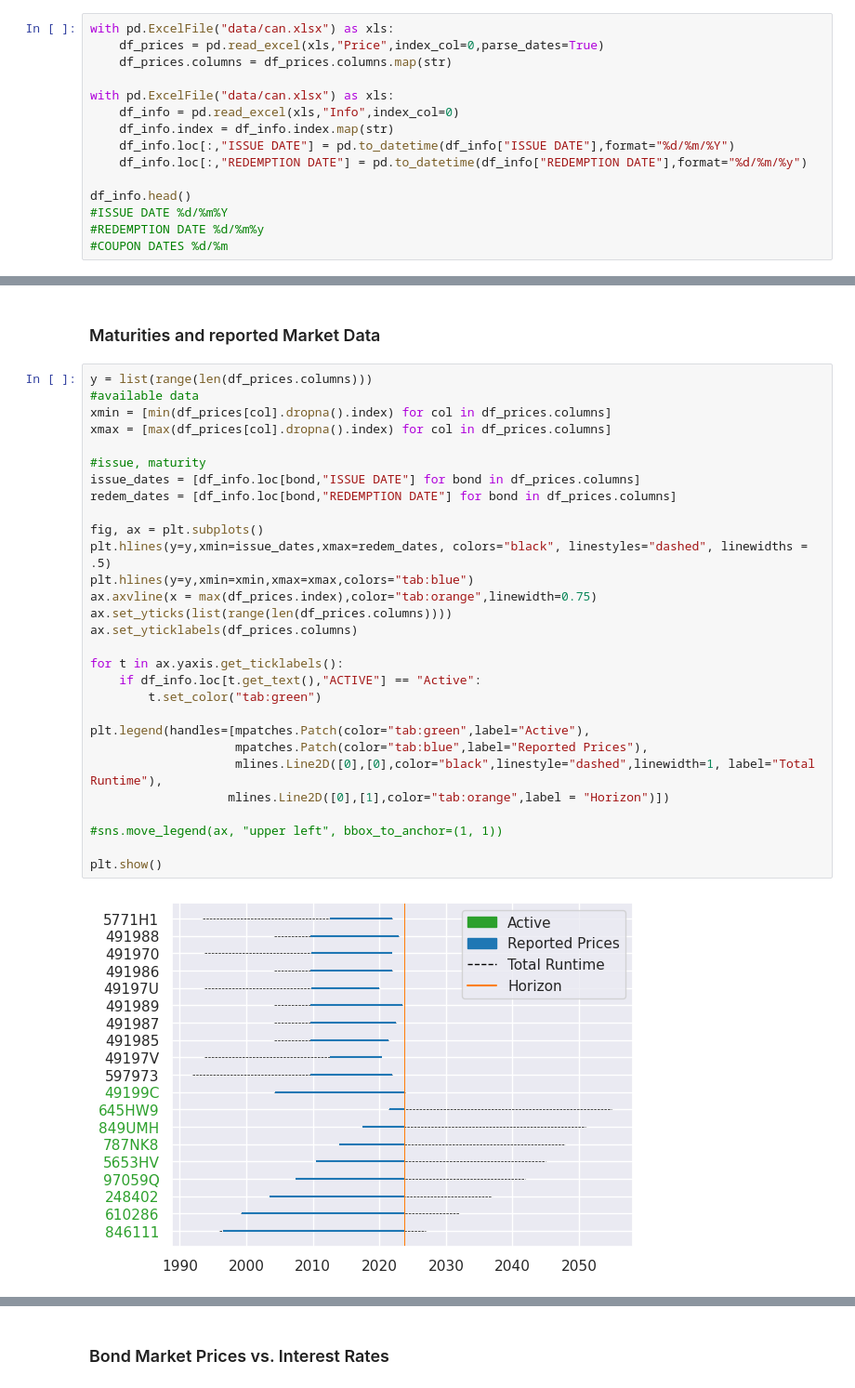
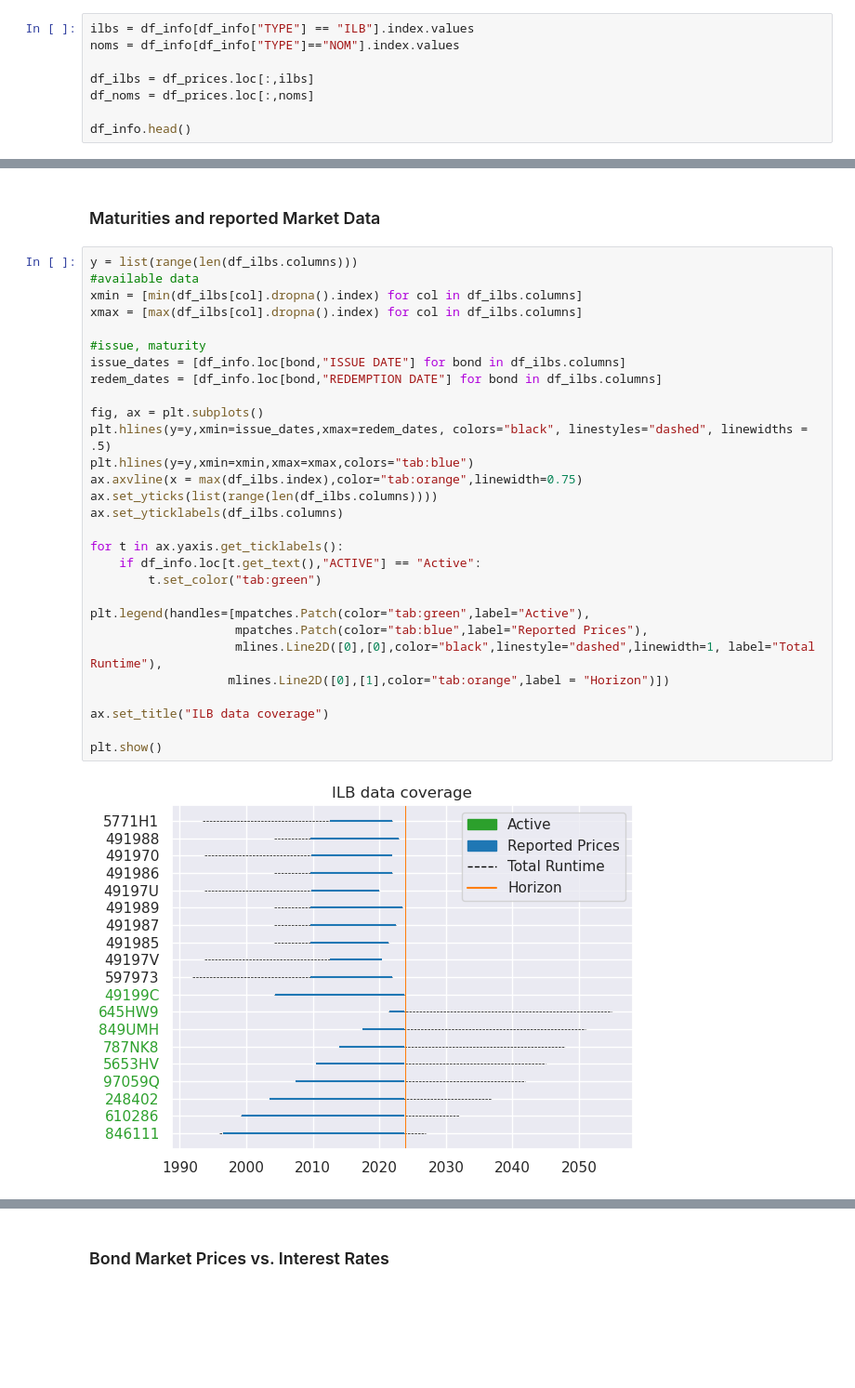
Before and after one commit to marcussteinbacher/fm_se, a Jupyter notebook: fm_se.ipynb, the cells around one changed output, grey strips where cells are left out. Shown at 93% size. Saved outputs shown, nothing was run; the diff lists cells and outputs as text; blank space fills up the shorter version.

```diff
--- a/fm_se.ipynb
+++ b/fm_se.ipynb
@@ -17,20 +18,13 @@ sns.set()
 ## Exploratory Data Analysis
 ### Overview
 # %%
-with pd.ExcelFile("data/can.xlsx") as xls:
-    df_prices = pd.read_excel(xls,"Price",index_col=0,parse_dates=True)
-    df_prices.columns = df_prices.columns.map(str)
+ilbs = df_info[df_info["TYPE"] == "ILB"].index.values
+noms = df_info[df_info["TYPE"]=="NOM"].index.values
 
-with pd.ExcelFile("data/can.xlsx") as xls:
-    df_info = pd.read_excel(xls,"Info",index_col=0)
-    df_info.index = df_info.index.map(str)
-    df_info.loc[:,"ISSUE DATE"] = pd.to_datetime(df_info["ISSUE DATE"],format="%d/%m/%Y")
-    df_info.loc[:,"REDEMPTION DATE"] = pd.to_datetime(df_info["REDEMPTION DATE"],format="%d/%m/%y")
+df_ilbs = df_prices.loc[:,ilbs]
+df_noms = df_prices.loc[:,noms]
 
 df_info.head()
-#ISSUE DATE %d/%m%Y
-#REDEMPTION DATE %d/%m%y
-#COUPON DATES %d/%m
 # %% [output]
 |  | ISIN CODE | NAME | COUPON | AMOUNT ISSUED | COUPON DATES | INDEX LINKED COUP | COUPONS PER YEAR | ... |
 | Type |  |  |  |  |  |  |  | ... |
@@ -65,33 +61,33 @@ plt.show()
 # %% [markdown]
 ### Maturities and reported Market Data
 # %%
-y = list(range(len(df_prices.columns)))
+y = list(range(len(df_ilbs.columns)))
 #available data
-xmin = [min(df_prices[col].dropna().index) for col in df_prices.columns]
-xmax = [max(df_prices[col].dropna().index) for col in df_prices.columns]
+xmin = [min(df_ilbs[col].dropna().index) for col in df_ilbs.columns]
+xmax = [max(df_ilbs[col].dropna().index) for col in df_ilbs.columns]
 
 #issue, maturity
-issue_dates = [df_info.loc[bond,"ISSUE DATE"] for bond in df_prices.columns]
-redem_dates = [df_info.loc[bond,"REDEMPTION DATE"] for bond in df_prices.columns]
+issue_dates = [df_info.loc[bond,"ISSUE DATE"] for bond in df_ilbs.columns]
+redem_dates = [df_info.loc[bond,"REDEMPTION DATE"] for bond in df_ilbs.columns]
 
 fig, ax = plt.subplots()
 plt.hlines(y=y,xmin=issue_dates,xmax=redem_dates, colors="black", linestyles="dashed", linewidths = .5)
 plt.hlines(y=y,xmin=xmin,xmax=xmax,colors="tab:blue")
-ax.axvline(x = max(df_prices.index),color="tab:orange",linewidth=0.75)
-ax.set_yticks(list(range(len(df_prices.columns))))
-ax.set_yticklabels(df_prices.columns)
+ax.axvline(x = max(df_ilbs.index),color="tab:orange",linewidth=0.75)
+ax.set_yticks(list(range(len(df_ilbs.columns))))
+ax.set_yticklabels(df_ilbs.columns)
 
 for t in ax.yaxis.get_ticklabels():
     if df_info.loc[t.get_text(),"ACTIVE"] == "Active":
         t.set_color("tab:green")
 
 plt.legend(handles=[mpatches.Patch(color="tab:green",label="Active"),
                     mpatches.Patch(color="tab:blue",label="Reported Prices"),
                     mlines.Line2D([0],[0],color="black",linestyle="dashed",linewidth=1, label="Total Runtime"),
                    mlines.Line2D([0],[1],color="tab:orange",label = "Horizon")])
 
-#sns.move_legend(ax, "upper left", bbox_to_anchor=(1, 1))
+ax.set_title("ILB data coverage")
 
 plt.show()
 # %% [output]
-[figure, old version]
+[figure, new version]
```
Also changed, not shown: parts of 68 cells of this notebook, 13 other files.
